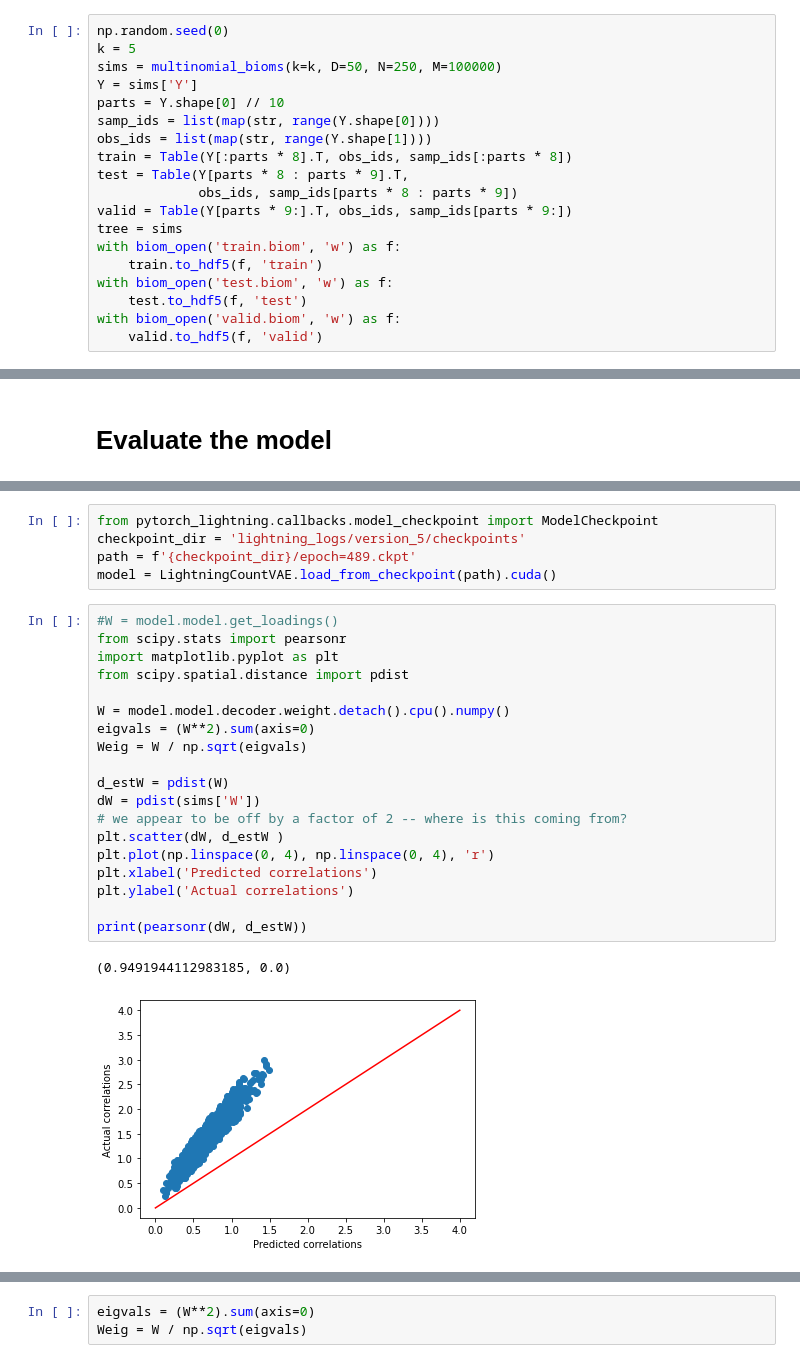
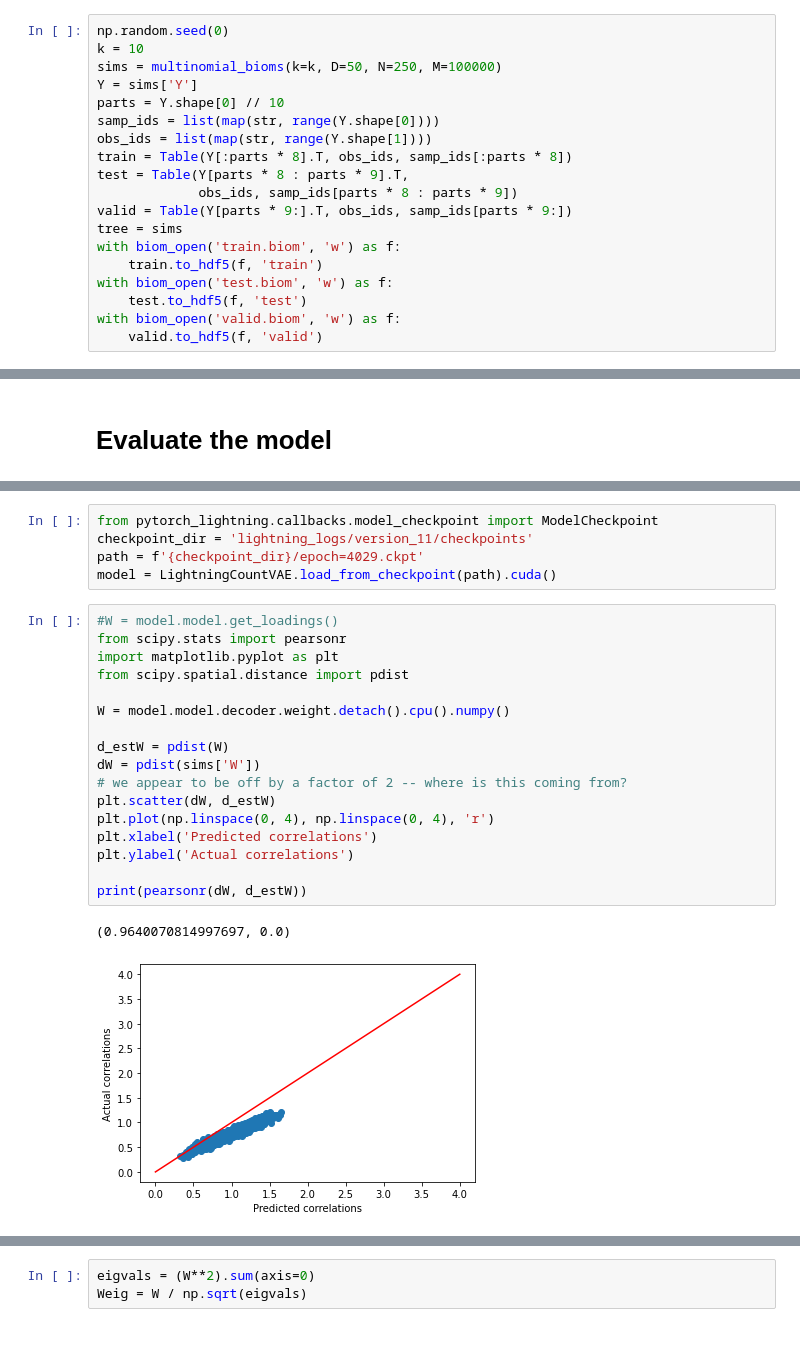
Before and after one commit to flatironinstitute/catvae, a Jupyter notebook: ipynb/vae-sim.ipynb, the cells around one changed output, grey strips where cells are left out. Saved outputs shown, nothing was run; the diff lists cells and outputs as text.

```diff
--- a/ipynb/vae-sim.ipynb
+++ b/ipynb/vae-sim.ipynb
@@ -19,7 +19,7 @@ torch.__version__
 # Simulate data
 # %%
 np.random.seed(0)
-k = 5
+k = 10
 sims = multinomial_bioms(k=k, D=50, N=250, M=100000)
 Y = sims['Y']
 parts = Y.shape[0] // 10
@@ -110,30 +115,28 @@ LightningCountVAE(
 # %%
 from pytorch_lightning.callbacks.model_checkpoint import ModelCheckpoint
-checkpoint_dir = 'lightning_logs/version_5/checkpoints'
-path = f'{checkpoint_dir}/epoch=489.ckpt'
+checkpoint_dir = 'lightning_logs/version_11/checkpoints'
+path = f'{checkpoint_dir}/epoch=4029.ckpt'
 model = LightningCountVAE.load_from_checkpoint(path).cuda()
 # %%
 #W = model.model.get_loadings()
 from scipy.stats import pearsonr
 import matplotlib.pyplot as plt
 from scipy.spatial.distance import pdist
 
 W = model.model.decoder.weight.detach().cpu().numpy()
-eigvals = (W**2).sum(axis=0)
-Weig = W / np.sqrt(eigvals)
 
 d_estW = pdist(W)
 dW = pdist(sims['W'])
 # we appear to be off by a factor of 2 -- where is this coming from?
-plt.scatter(dW, d_estW )
+plt.scatter(dW, d_estW)
 plt.plot(np.linspace(0, 4), np.linspace(0, 4), 'r')
 plt.xlabel('Predicted correlations')
 plt.ylabel('Actual correlations')
 
 print(pearsonr(dW, d_estW))
 # %% [output]
-(0.9491944112983185, 0.0)
+(0.9640070814997697, 0.0)
-[figure, old version]
+[figure, new version]
 # %%
 np.diag(sims['W'].T @ sims['W'])
 # %% [output]
```
Also changed, not shown: parts of 14 cells of this notebook, 2 other files.
